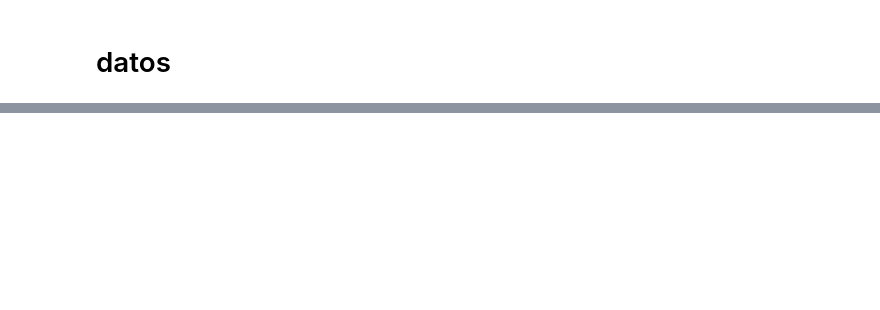
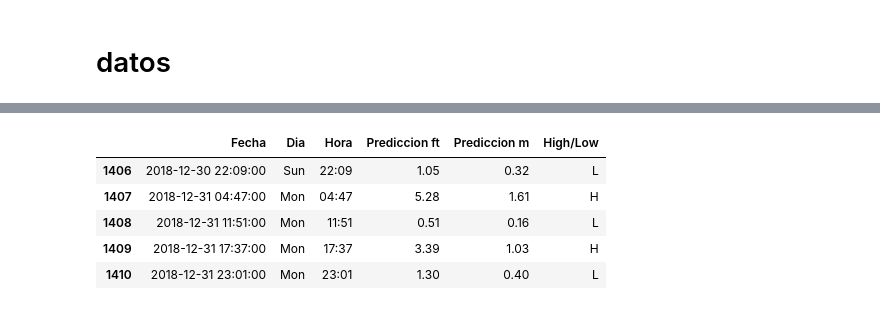
Before and after one commit to laloolea/computacional1, a Jupyter notebook: Actividad4/Ensenada.ipynb, the cells around one changed output, grey strips where cells are left out. Cells and saved outputs as stored; diff of their text form; code cells hidden in the pictures; blank space fills up the shorter version.

```diff
--- a/Actividad4/Ensenada.ipynb
+++ b/Actividad4/Ensenada.ipynb
@@ -19,0 +52,11 @@ Ens.head()
+# %%
+#datos de un dia
+Ensday= Ens[(Ens['Fecha'] <= '2018-12-31 23:01:00') &  (Ens['Fecha'] >= '2018-12-30 22:09:00')]
+Ensday.head()
+# %% [output]
+|  | Fecha | Dia | Hora | Prediccion ft | Prediccion m | High/Low |
+| 1406 | 2018-12-30 22:09:00 | Sun | 22:09 | 1.05 | 0.32 | L |
+| 1407 | 2018-12-31 04:47:00 | Mon | 04:47 | 5.28 | 1.61 | H |
+| 1408 | 2018-12-31 11:51:00 | Mon | 11:51 | 0.51 | 0.16 | L |
+| 1409 | 2018-12-31 17:37:00 | Mon | 17:37 | 3.39 | 1.03 | H |
+| 1410 | 2018-12-31 23:01:00 | Mon | 23:01 | 1.30 | 0.40 | L |
```
Also changed, not shown: parts of 9 cells of this notebook.
